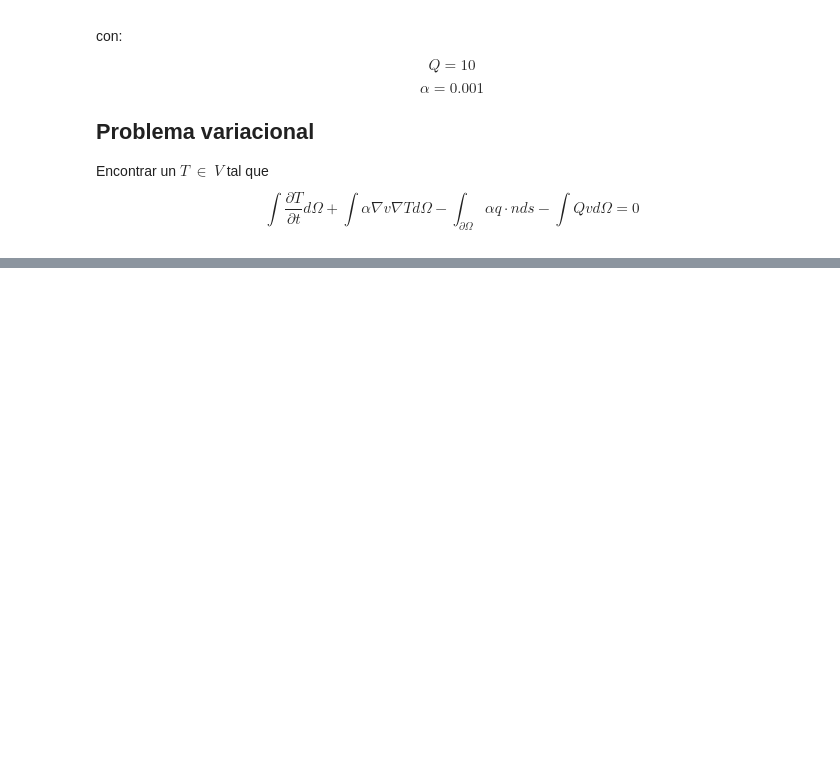
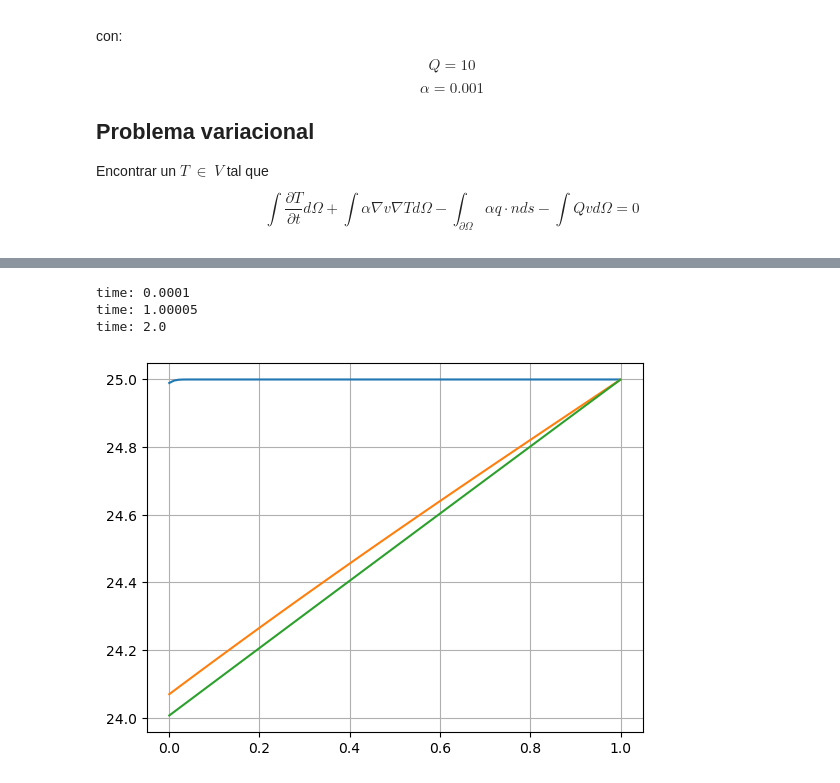
Before and after one commit to Sebastian-gomezC/Exponencial_time_schemes, a Jupyter notebook: difusion_tracendente/difusion_transitoria_no_homogeneo.ipynb, the cells around one changed output, grey strips where cells are left out. Saved outputs shown, nothing was run; the diff lists cells and outputs as text; code cells hidden in the pictures; blank space fills up the shorter version.

```diff
--- a/difusion_tracendente/difusion_transitoria_no_homogeneo.ipynb
+++ b/difusion_tracendente/difusion_transitoria_no_homogeneo.ipynb
@@ -257,0 +256,29 @@ step:1999 of 2000 time= 1.5707963267948337
+# %%
+import numpy as np
+import math
+import matplotlib.pyplot as plt
+def b_n(n):
+    return 8/((1-2*n)**2*np.pi**2)
+def Analytic(x,t):
+    print('time:', t)
+    s_m=1000
+    u=[]
+    j=0
+    for x_n in x:
+        u_j=0
+        for n in range(1,s_m):
+            u_j += b_n(n)*math.exp(-1*((n-0.5)*np.pi)**2*t)*np.cos((n-0.5)*np.pi*x_n)
+        u_j += x_n+24
+        u.append(u_j)
+    return u
+x_a=np.linspace(0.001,0.999,100)
+t_=np.linspace(0.0001,2,3)
+for t in t_:
+    u_a =Analytic(x_a,t )
+    plt.plot(x_a,u_a)
+plt.grid(True)
+# %% [output]
+time: 0.0001
+time: 1.00005
+time: 2.0
+[figure, added]
```
Also changed, not shown: parts of 12 cells of this notebook, 29 other files.
